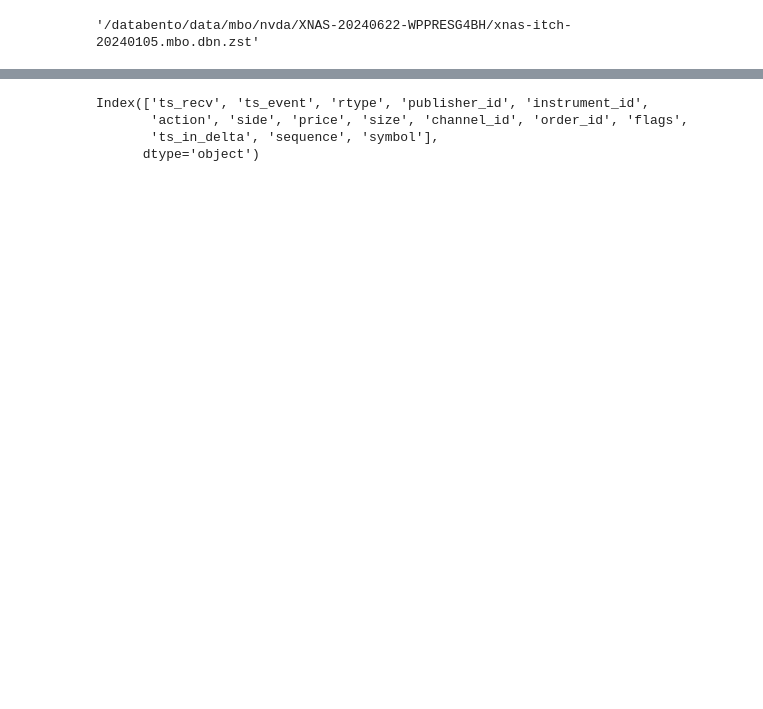
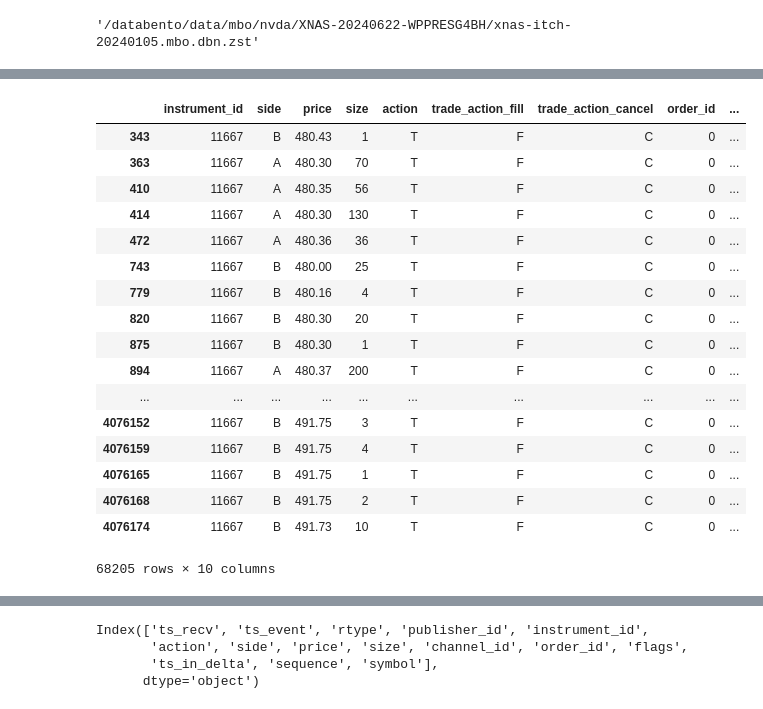
Before and after one commit to edward-b-1/Python-Limit-Order-Book, a Jupyter notebook: mbo_data/extract_order_book_input.ipynb, the cells around one changed output, grey strips where cells are left out. Drawn from its saved outputs; the diff is of its cells as text; code cells hidden in the pictures; blank space fills up the shorter version.

```diff
--- a/mbo_data/extract_order_book_input.ipynb
+++ b/mbo_data/extract_order_book_input.ipynb
@@ -56,0 +104,12 @@ df_aux[['action', 'trade_action_fill', 'trade_action_cancel', 'side', 'price', '
+# %%
+# How many rows are Trades, which are followed by a Fill and then a Cancel
+# The Fill and Cancel rows do not necessarily have to be related
+df_aux_trades_with_expected_schema = (
+    df_aux[
+        (df_aux['action'] == 'T') &
+        (df_aux['trade_action_fill'] == 'F') &
+        (df_aux['trade_action_cancel'] == 'C')
+    ]
+)
+print(f'Number of trades followed by Fill and Cancel')
+print(len(df_aux_trades_with_expected_schema))
@@ -56,0 +357,24 @@ df_aux[['action', 'trade_action_fill', 'trade_action_cancel', 'side', 'price', '
+# %%
+df_aux_trades_with_expected_schema[
+    [   'instrument_id', 'side', 'price', 'size',
+        'action', 'trade_action_fill', 'trade_action_cancel', 'order_id', 'trade_order_id_fill', 'trade_order_id_cancel']
+]
+# %% [output]
+|  | instrument_id | side | price | size | action | trade_action_fill | trade_action_cancel | order_id | ... |
+| 343 | 11667 | B | 480.43 | 1 | T | F | C | 0 | ... |
+| 363 | 11667 | A | 480.30 | 70 | T | F | C | 0 | ... |
+| 410 | 11667 | A | 480.35 | 56 | T | F | C | 0 | ... |
+| 414 | 11667 | A | 480.30 | 130 | T | F | C | 0 | ... |
+| 472 | 11667 | A | 480.36 | 36 | T | F | C | 0 | ... |
+| 743 | 11667 | B | 480.00 | 25 | T | F | C | 0 | ... |
+| 779 | 11667 | B | 480.16 | 4 | T | F | C | 0 | ... |
+| 820 | 11667 | B | 480.30 | 20 | T | F | C | 0 | ... |
+| 875 | 11667 | B | 480.30 | 1 | T | F | C | 0 | ... |
+| 894 | 11667 | A | 480.37 | 200 | T | F | C | 0 | ... |
+| ... | ... | ... | ... | ... | ... | ... | ... | ... | ... |
+| 4076152 | 11667 | B | 491.75 | 3 | T | F | C | 0 | ... |
+| 4076159 | 11667 | B | 491.75 | 4 | T | F | C | 0 | ... |
+| 4076165 | 11667 | B | 491.75 | 1 | T | F | C | 0 | ... |
+| 4076168 | 11667 | B | 491.75 | 2 | T | F | C | 0 | ... |
+| 4076174 | 11667 | B | 491.73 | 10 | T | F | C | 0 | ... |
+68205 rows × 10 columns
```
Also changed, not shown: parts of 50 cells of this notebook.
